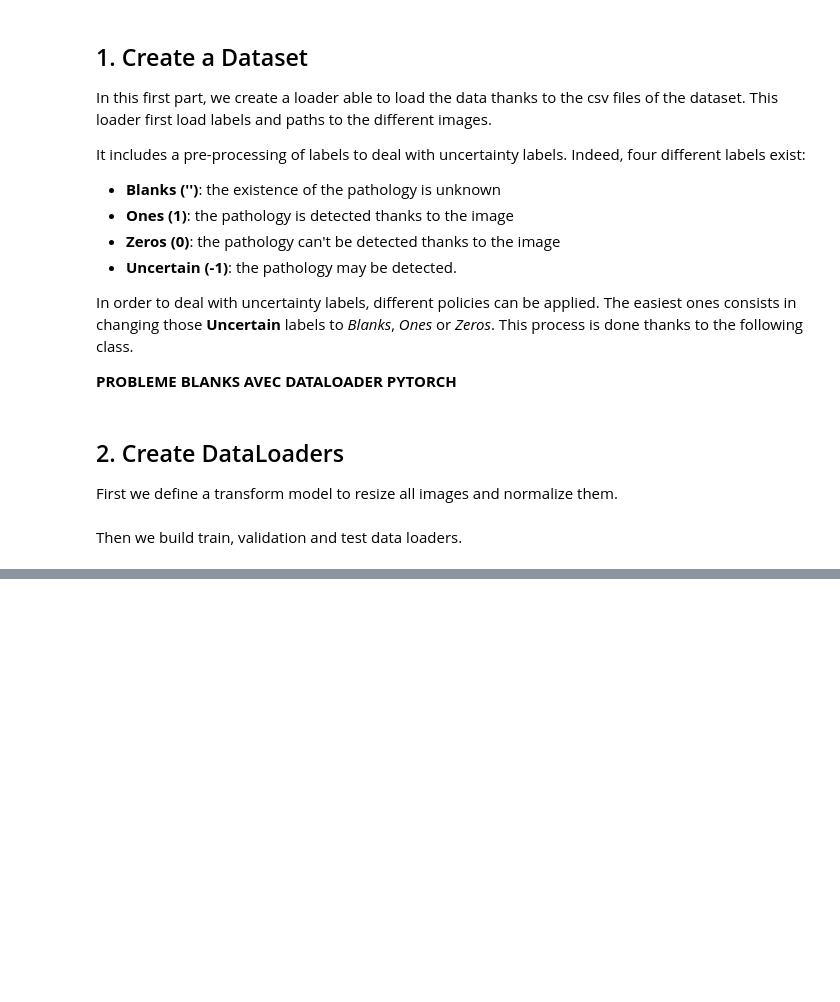
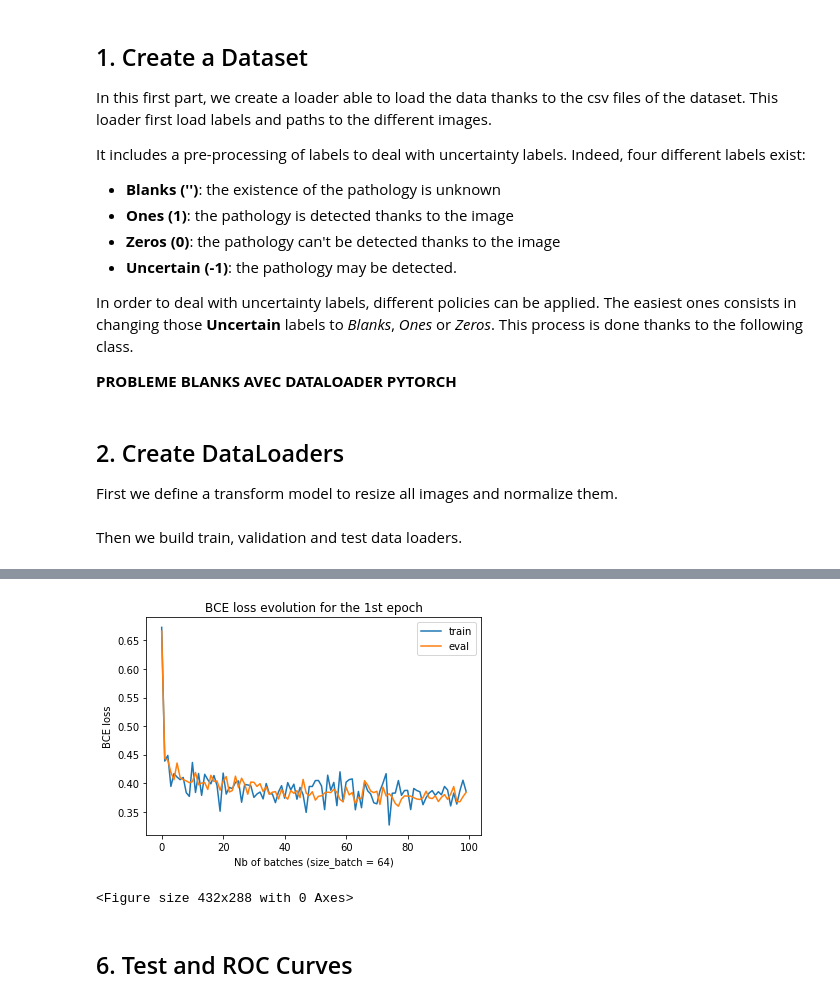
Before and after one commit to gaetandi/cheXpert, a Jupyter notebook: cheXpert.ipynb, the cells around one changed output, grey strips where cells are left out. Saved outputs shown, nothing was run; the diff lists cells and outputs as text; code cells hidden in the pictures; blank space fills up the shorter version.

Commit message:
trainOK

```diff
--- a/cheXpert.ipynb
+++ b/cheXpert.ipynb
@@ -51,7 +49,7 @@ nnClassCount = 14                   #dimension of the output
 
 # Training settings: batch size, maximum number of epochs
 trBatchSize = 64
-trMaxEpoch = 10
+trMaxEpoch = 1
 
 # Parameters related to image transforms: size of the down-scaled image, cropped image
 imgtransResize = (320, 320)
@@ -370,0 +376,12 @@ class DenseNet121(nn.Module):
+# %%
+timestampTime = time.strftime("%H%M%S")
+timestampDate = time.strftime("%d%m%Y")
+timestampLaunch = timestampDate + '-' + timestampTime
+
+#last model saved : "m-epoch0-07032019-213933.pth.tar"
+batch, losst, losse = CheXpertTrainer.train(model, dataLoaderTrain, dataLoaderVal, nnClassCount, trMaxEpoch, timestampLaunch, checkpoint = "model1.pth.tar")
+print("Model trained")
+# %%
+losstn = []
+for i in range(0, len(losst), 35):
+    losstn.append(np.mean(losst[i:i+35])
@@ -370,0 +392,15 @@ class DenseNet121(nn.Module):
+# %%
+plt.plot(batch, losstn, label = "train")
+plt.plot(batch, losse, label = "eval")
+plt.xlabel("Nb of batches (size_batch = 64)")
+plt.ylabel("BCE loss")
+plt.title("BCE loss evolution for the 1st epoch")
+plt.legend()
+plt.show()
+
+plt.savefig("chart.png")
+# %% [output]
+[figure, added]
+<Figure size 432x288 with 0 Axes>
+# %% [markdown]
+## 6. Test and ROC Curves
```
Also changed, not shown: parts of 12 cells of this notebook, 1 other file.
